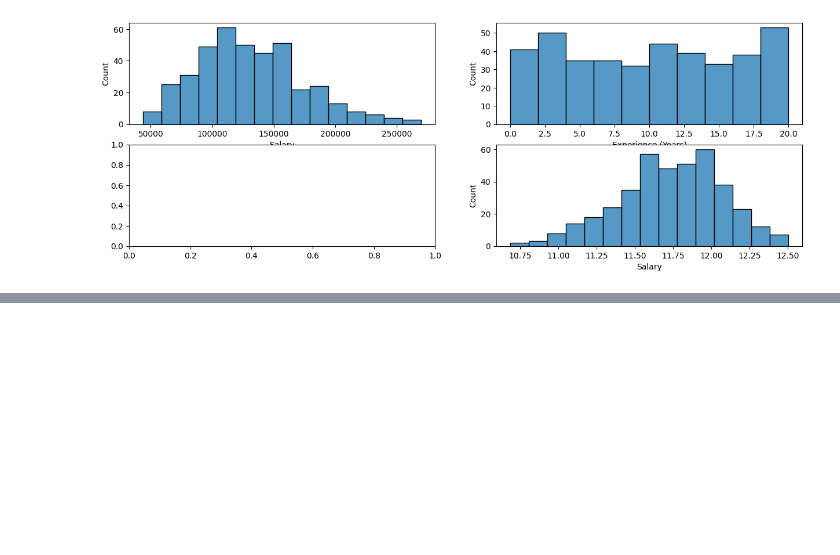
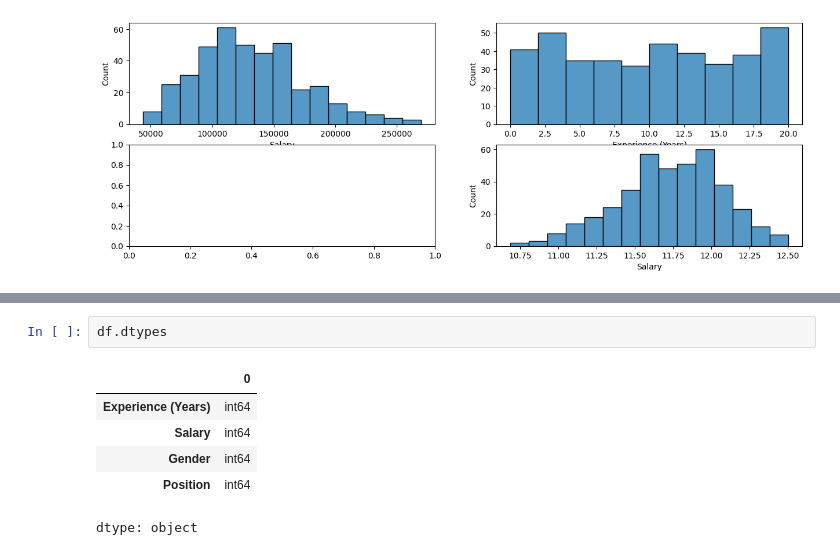
Before and after one commit to Farazmghm/Business-Machine-Learning-and-EDA, a Jupyter notebook: IT_employees.ipynb, the cells around one changed output, grey strips where cells are left out. Cells and saved outputs as stored; diff of their text form; blank space fills up the shorter version.

```diff
--- a/IT_employees.ipynb
+++ b/IT_employees.ipynb
@@ -147,0 +187,9 @@ sns.histplot(np.log(df['Salary']))
+# %%
+df.dtypes
+# %% [output]
+|  | 0 |
+| Experience (Years) | int64 |
+| Salary | int64 |
+| Gender | int64 |
+| Position | int64 |
+dtype: object
```
Also changed, not shown: parts of 6 cells of this notebook.
